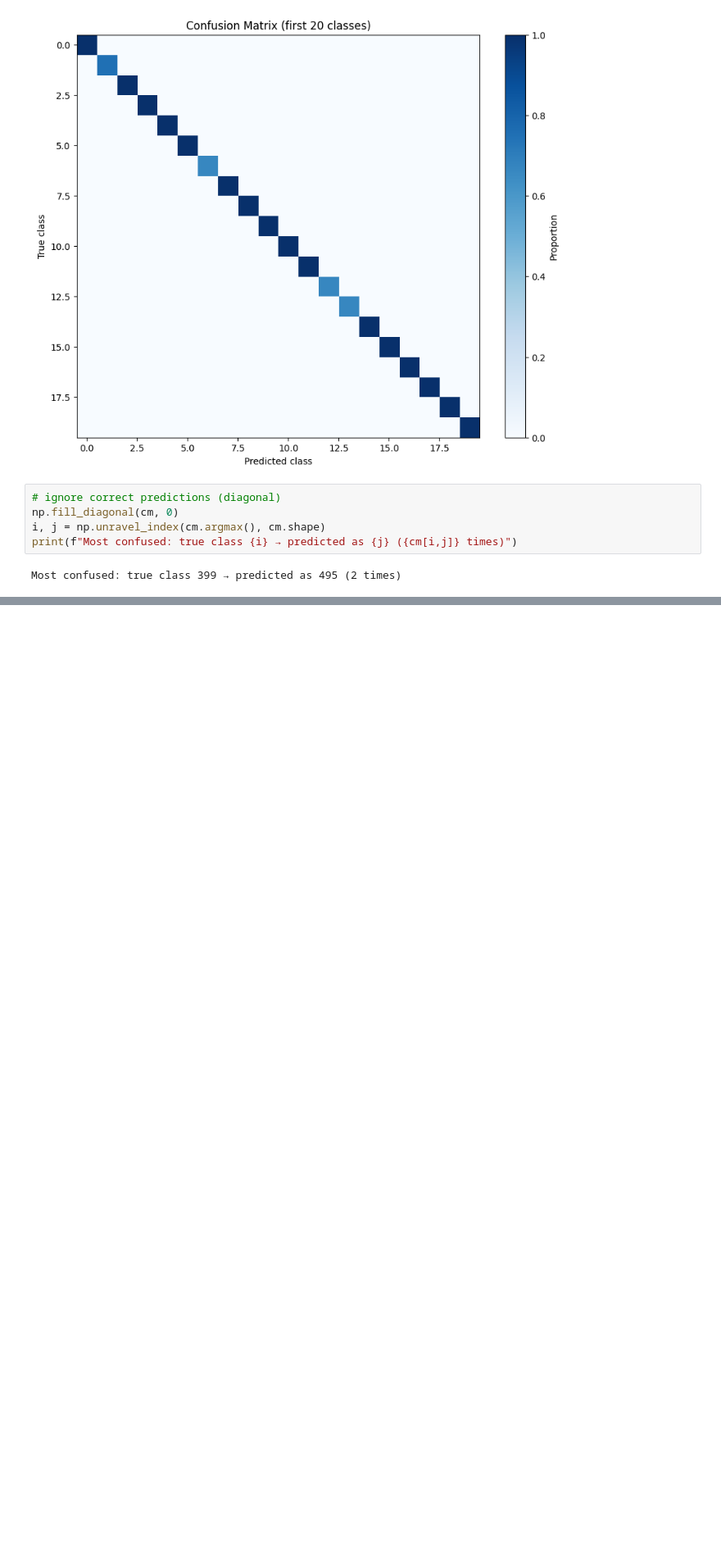
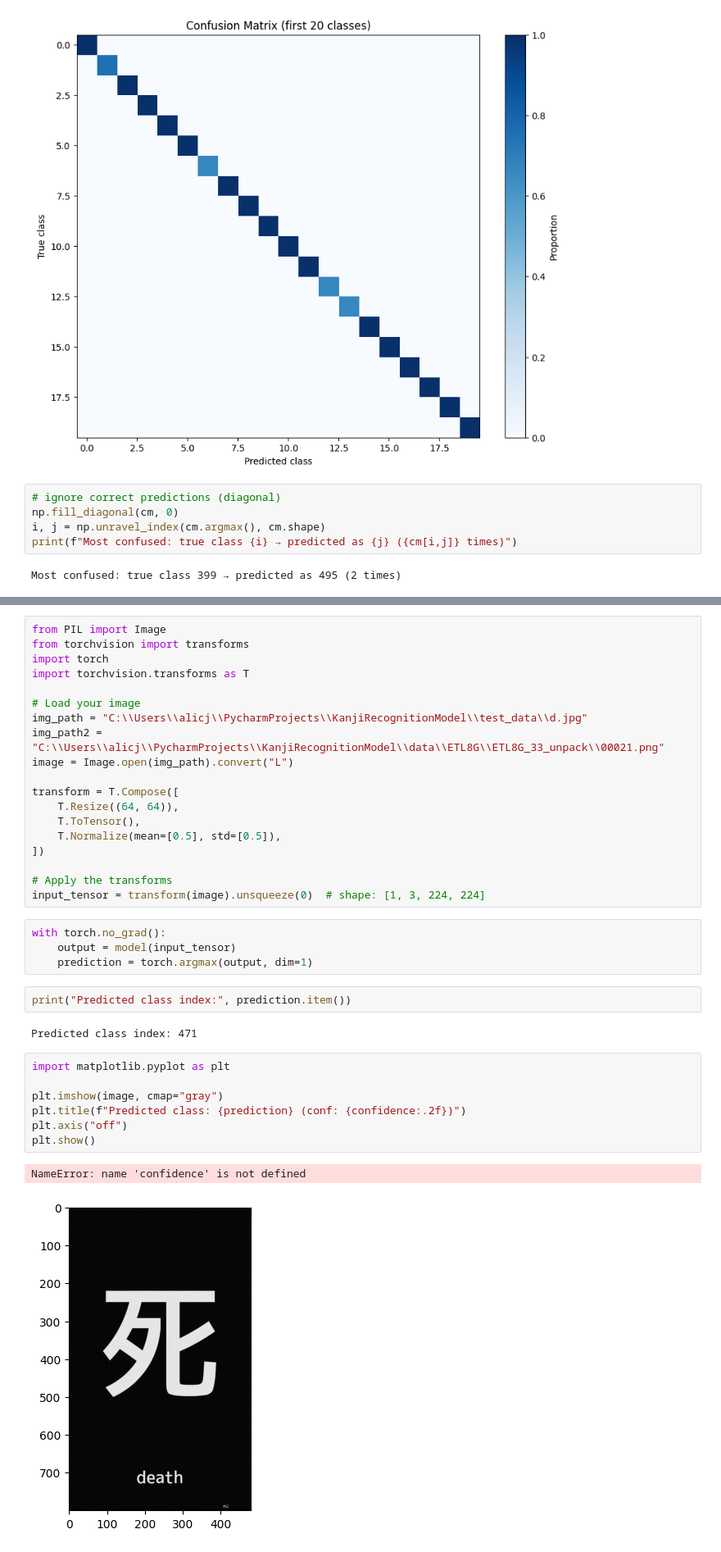
Before and after one commit to Solka99/praca_inzynierska, a Jupyter notebook: model2.ipynb, the cells around one changed output, grey strips where cells are left out. Shown: that part at 82% size. Cells and saved outputs as stored; diff of their text form; blank space fills up the shorter version.

Commit message:
model2.ipynb update with improved model

```diff
--- a/model2.ipynb
+++ b/model2.ipynb
@@ -544,0 +687,37 @@ Most confused: true class 399 → predicted as 495 (2 times)
+# %%
+from PIL import Image
+from torchvision import transforms
+import torch
+import torchvision.transforms as T
+
+# Load your image
+img_path = "C:\\Users\\alicj\\PycharmProjects\\KanjiRecognitionModel\\test_data\\d.jpg"
+img_path2 = "C:\\Users\\alicj\\PycharmProjects\\KanjiRecognitionModel\\data\\ETL8G\\ETL8G_33_unpack\\00021.png"
+image = Image.open(img_path).convert("L")
+
+transform = T.Compose([
+    T.Resize((64, 64)),
+    T.ToTensor(),
+    T.Normalize(mean=[0.5], std=[0.5]),
+])
+
+# Apply the transforms
+input_tensor = transform(image).unsqueeze(0)  # shape: [1, 3, 224, 224]
+# %%
+with torch.no_grad():
+    output = model(input_tensor)
+    prediction = torch.argmax(output, dim=1)
+# %%
+print("Predicted class index:", prediction.item())
+# %% [output]
+Predicted class index: 471
+# %%
+import matplotlib.pyplot as plt
+
+plt.imshow(image, cmap="gray")
+plt.title(f"Predicted class: {prediction} (conf: {confidence:.2f})")
+plt.axis("off")
+plt.show()
+# %% [output]
+NameError: name 'confidence' is not defined
+[figure, added]
```
Also changed, not shown: parts of 33 cells of this notebook.
